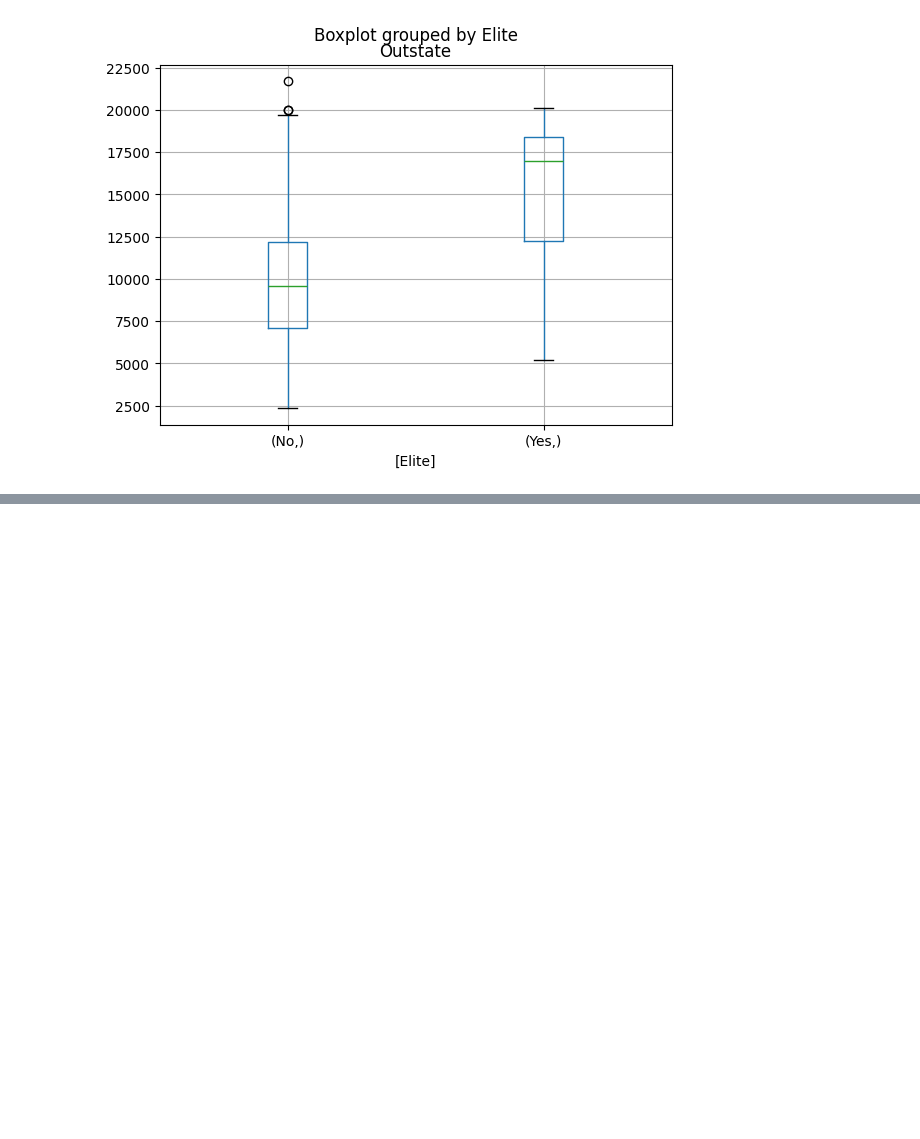
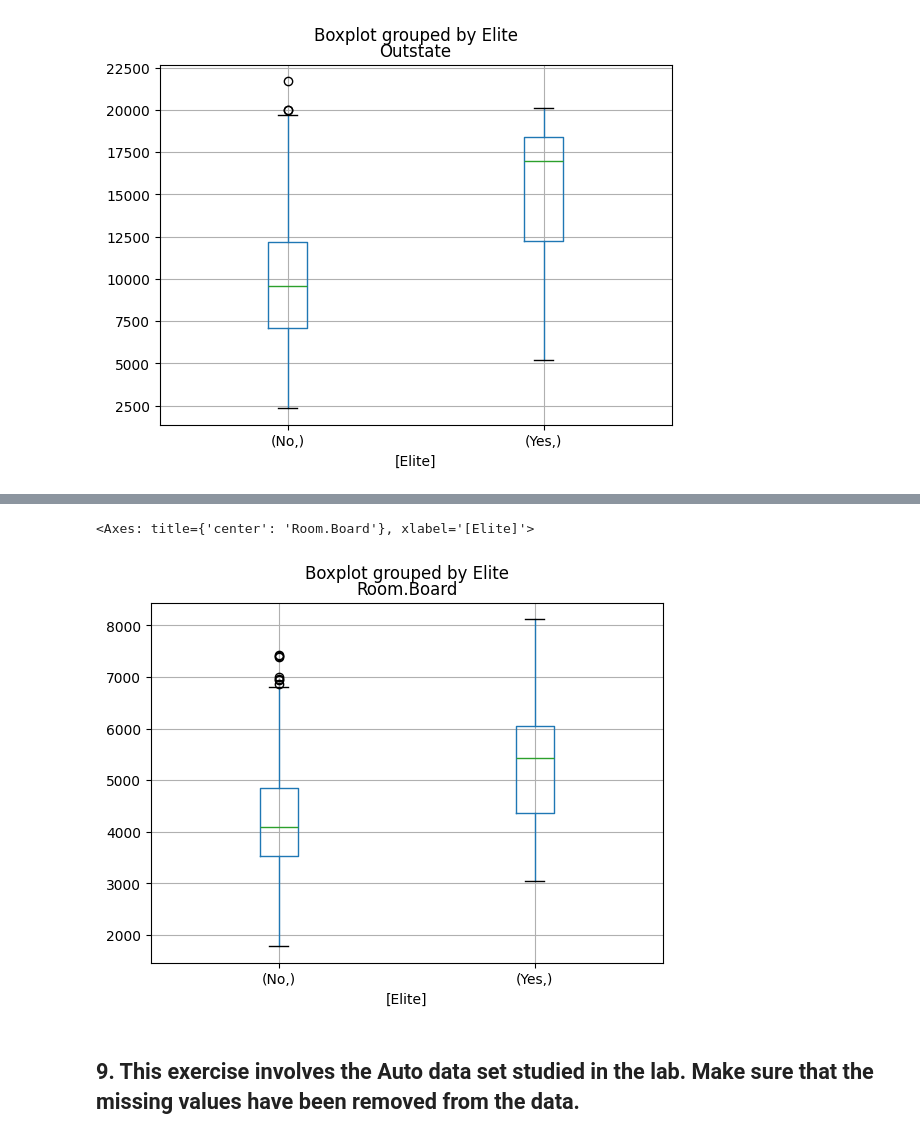
Before and after one commit to caoa0816/ISLP_labs, a Jupyter notebook: Ch02-exercises.ipynb, the cells around one changed output, grey strips where cells are left out. Saved outputs shown, nothing was run; the diff lists cells and outputs as text; code cells hidden in the pictures; blank space fills up the shorter version.

Commit message:
completed CH02 exercise

```diff
--- a/Ch02-exercises.ipynb
+++ b/Ch02-exercises.ipynb
@@ -270,0 +277,9 @@ college.boxplot(column=['Outstate'], by=['Elite'])
+# %%
+#  Continue exploring the data, and provide a brief summary of what you discover.
+# Room and board costs between private & public colleges
+college.boxplot(column=['Room.Board'], by=['Elite'])
+# %% [output]
+<Axes: title={'center': 'Room.Board'}, xlabel='[Elite]'>
+[figure, added]
+# %% [markdown]
+## 9. This exercise involves the Auto data set studied in the lab. Make sure that the missing values have been removed from the data.
```
Also changed, not shown: parts of 57 cells of this notebook.
